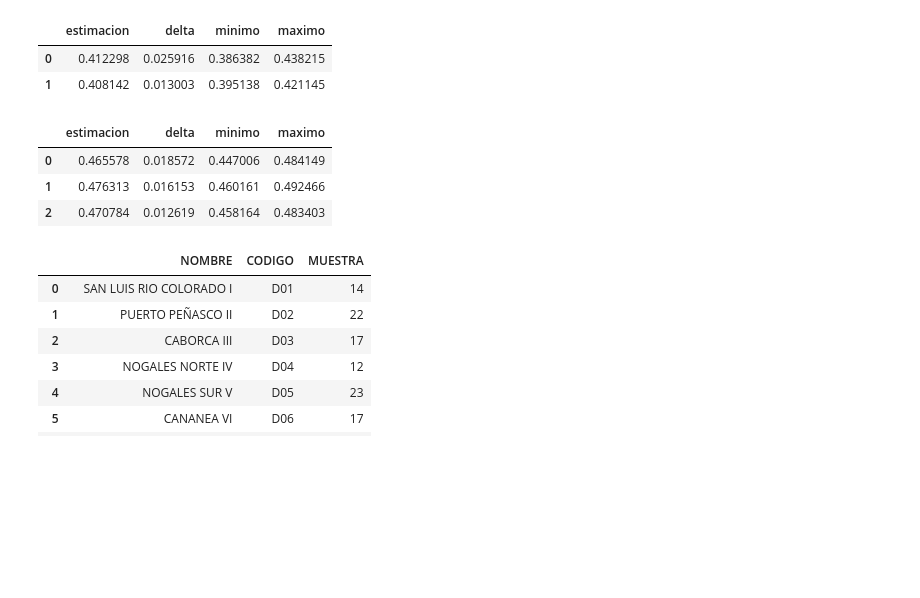
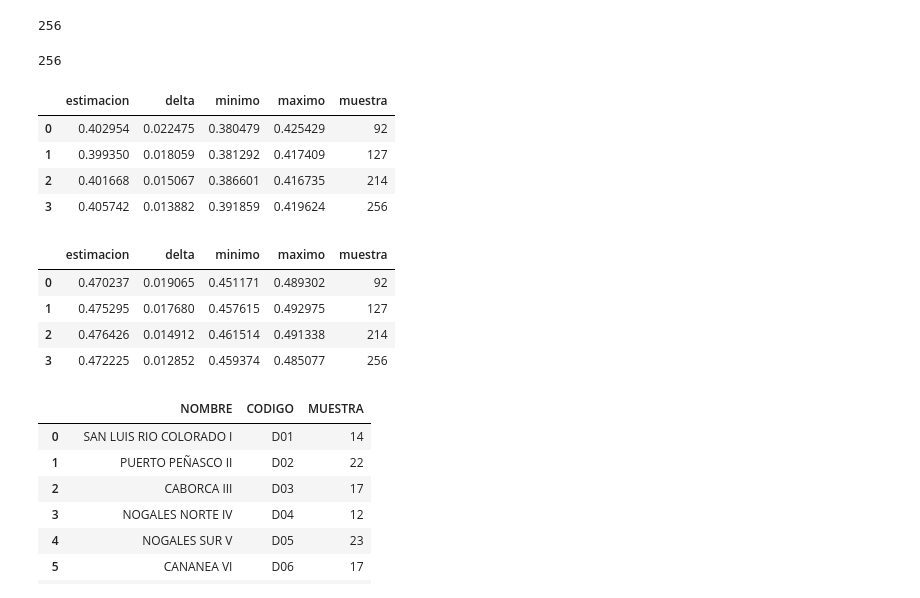
Before and after one commit to itzelvigil/desktop_estadistica, a Jupyter notebook: Dashboard Estadística/Dashboard.ipynb, the cells around one changed output. Cells and saved outputs as stored; diff of their text form; code cells hidden in the pictures; blank space fills up the shorter version.

```diff
--- a/Dashboard Estadística/Dashboard.ipynb
+++ b/Dashboard Estadística/Dashboard.ipynb
@@ -125,37 +125,52 @@ delta
 intervalo_PAN = pd.DataFrame({"estimacion": sim["PAN"][:].array, "delta": delta["PAN"].array})
 intervalo_PAN["minimo"] = intervalo_PAN["estimacion"] - intervalo_PAN["delta"]
 intervalo_PAN["maximo"] = intervalo_PAN["estimacion"] + intervalo_PAN["delta"]
+intervalo_PAN["muestra"] = len(muestra_actual)
+print(intervalo_PAN.muestra[0])
 
 intervalo_COALICION = pd.DataFrame({"estimacion": sim["COALICION"][:].array, "delta": delta["COALICION"].array})
 intervalo_COALICION["minimo"] = intervalo_COALICION["estimacion"] - intervalo_COALICION["delta"]
 intervalo_COALICION["maximo"] = intervalo_COALICION["estimacion"] + intervalo_COALICION["delta"]
+intervalo_COALICION["muestra"] = len(muestra_actual)
+intervalo_COALICION.muestra[0]
+# %% [output]
+256
+256
 # %%
 path = "Files/Exports/Res_PAN.csv"
+historial_PAN = pd.DataFrame()
 if os.path.exists(path):
-    rd = pd.read_csv(path)
-    intervalo_PAN = rd.append(intervalo_PAN, ignore_index=True)
-intervalo_PAN.to_csv(path, index=False)
-intervalo_PAN = intervalo_PAN.drop_duplicates("delta", keep=False).reset_index(drop=True)
-intervalo_PAN
+    historial_PAN = pd.read_csv(path)
+    if intervalo_PAN.muestra[0] not in historial_PAN.muestra.values:
+        historial_PAN = historial_PAN.append(intervalo_PAN, ignore_index=True)
+else :
+    historial_PAN = historial_PAN.append(intervalo_PAN, ignore_index=True)
+
+historial_PAN.to_csv(path, index=False)
+historial_PAN
 # %% [output]
-|  | estimacion | delta | minimo | maximo |
-| 0 | 0.412298 | 0.025916 | 0.386382 | 0.438215 |
-| 1 | 0.408142 | 0.013003 | 0.395138 | 0.421145 |
+|  | estimacion | delta | minimo | maximo | muestra |
+| 0 | 0.402954 | 0.022475 | 0.380479 | 0.425429 | 92 |
+| 1 | 0.399350 | 0.018059 | 0.381292 | 0.417409 | 127 |
+| 2 | 0.401668 | 0.015067 | 0.386601 | 0.416735 | 214 |
+| 3 | 0.405742 | 0.013882 | 0.391859 | 0.419624 | 256 |
 # %%
 path = "Files/Exports/Res_COALICION.csv"
+historial_COALICION = pd.DataFrame()
 if os.path.exists(path):
-    rd = pd.read_csv(path)
-    rd = rd.append(intervalo_COALICION, ignore_index=True)
-    rd = rd.drop_duplicates("delta", ignore_index=True)
-    intervalo_COALICION = rd
-intervalo_COALICION.to_csv(path, index=False)
-intervalo_COALICION = intervalo_COALICION.drop_duplicates("delta", keep=False).reset_index(drop=True)
-intervalo_COALICION
+    historial_COALICION = pd.read_csv(path)
+    if intervalo_COALICION.muestra[0] not in historial_COALICION.muestra.values:
+        historial_COALICION = historial_COALICION.append(intervalo_COALICION, ignore_index=True)
+else :
+    historial_COALICION = historial_COALICION.append(intervalo_COALICION, ignore_index=True)
+historial_COALICION.to_csv(path, index=False)
+historial_COALICION
 # %% [output]
-|  | estimacion | delta | minimo | maximo |
-| 0 | 0.465578 | 0.018572 | 0.447006 | 0.484149 |
-| 1 | 0.476313 | 0.016153 | 0.460161 | 0.492466 |
-| 2 | 0.470784 | 0.012619 | 0.458164 | 0.483403 |
+|  | estimacion | delta | minimo | maximo | muestra |
+| 0 | 0.470237 | 0.019065 | 0.451171 | 0.489302 | 92 |
+| 1 | 0.475295 | 0.017680 | 0.457615 | 0.492975 | 127 |
+| 2 | 0.476426 | 0.014912 | 0.461514 | 0.491338 | 214 |
+| 3 | 0.472225 | 0.012852 | 0.459374 | 0.485077 | 256 |
 # %%
 dl = pd.read_excel("Files/Data/Casillas.xlsx")
 del dl["Unnamed: 4"]
```
Also changed, not shown: parts of 7 cells of this notebook, 4 other files.
